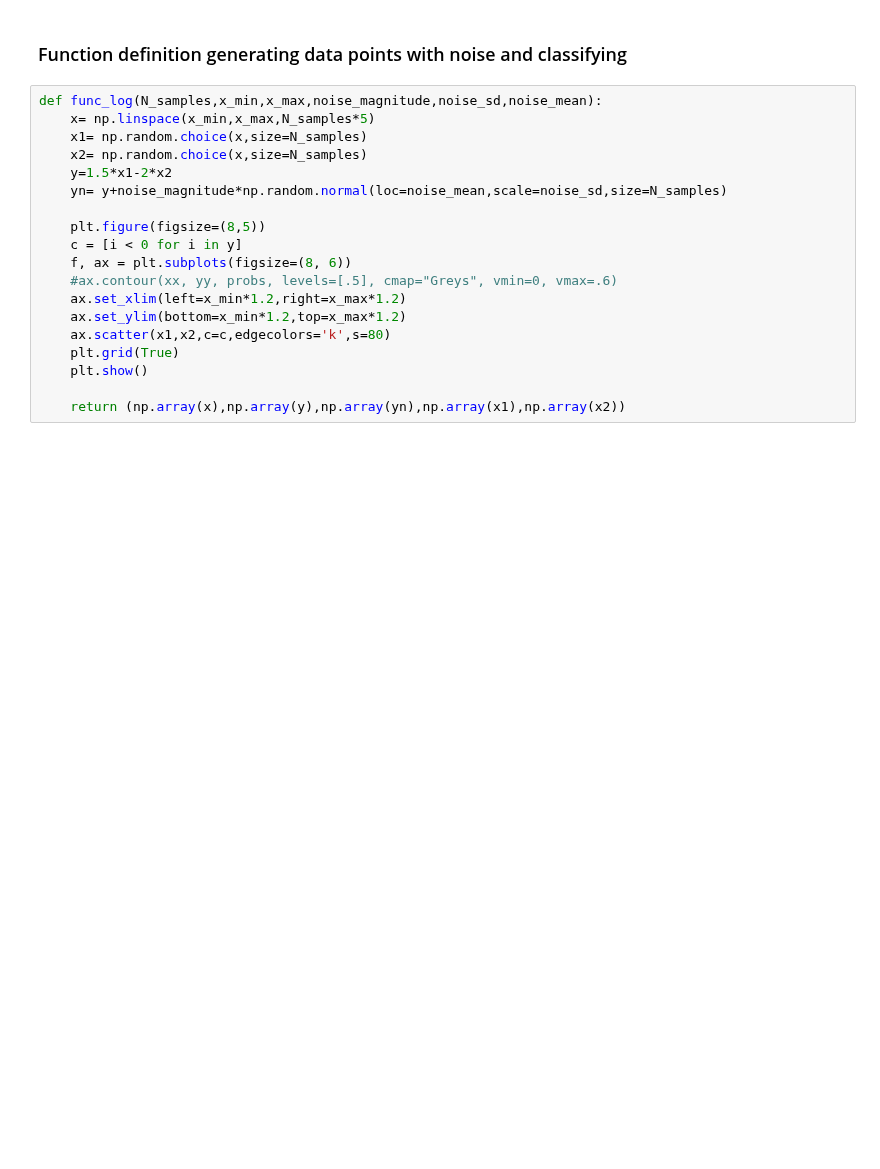
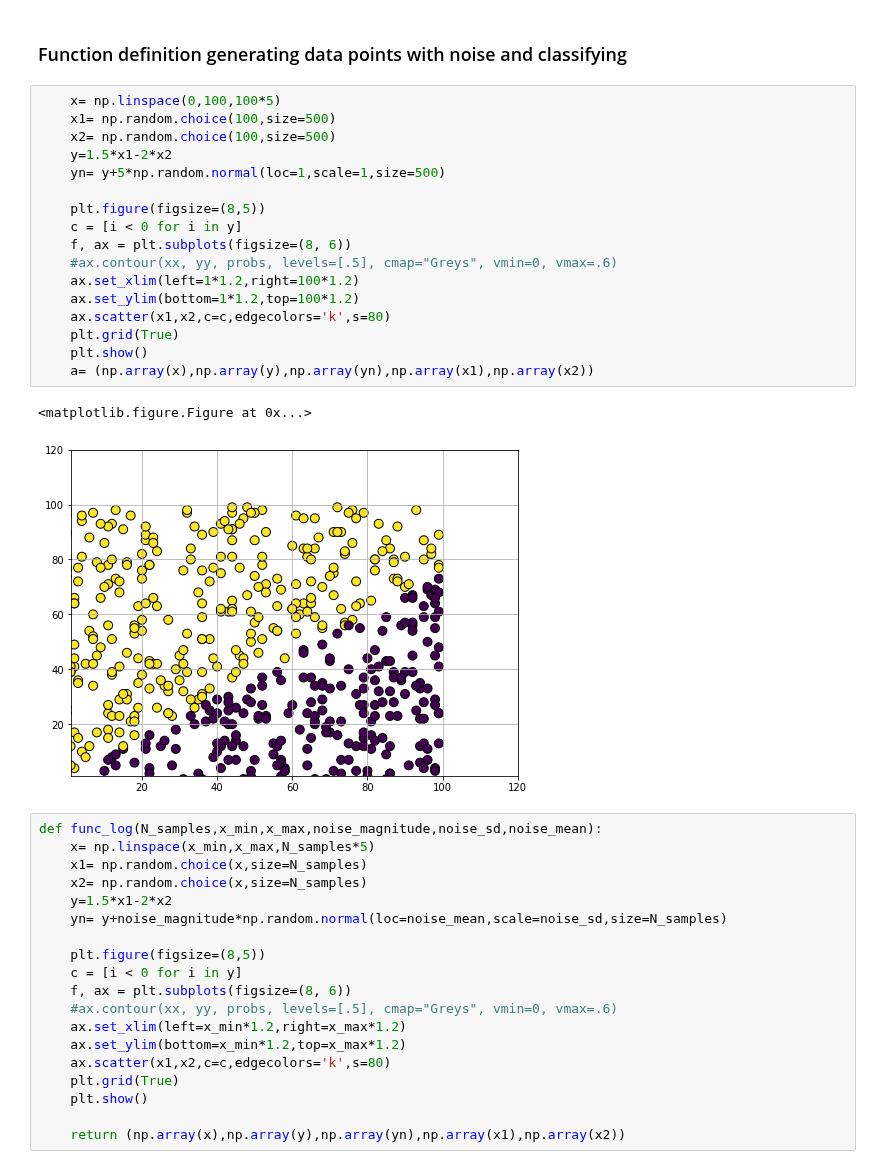
Before and after one commit to ab9bhatia/PythonScripts, a Jupyter notebook: projects/Interactive ML - Logistic Regression.ipynb, the cells around one changed output. Drawn from its saved outputs; the diff is of its cells as text; blank space fills up the shorter version.

```diff
--- a/projects/Interactive ML - Logistic Regression.ipynb
+++ b/projects/Interactive ML - Logistic Regression.ipynb
@@ -17,6 +17,26 @@ from sklearn.linear_model import logistic
 from sklearn.model_selection import train_test_split
 # %% [markdown]
 ### Function definition generating data points with noise and classifying
+# %%
+    x= np.linspace(0,100,100*5)
+    x1= np.random.choice(100,size=500)
+    x2= np.random.choice(100,size=500)
+    y=1.5*x1-2*x2
+    yn= y+5*np.random.normal(loc=1,scale=1,size=500)
+
+    plt.figure(figsize=(8,5))
+    c = [i < 0 for i in y]
+    f, ax = plt.subplots(figsize=(8, 6))
+    #ax.contour(xx, yy, probs, levels=[.5], cmap="Greys", vmin=0, vmax=.6)
+    ax.set_xlim(left=1*1.2,right=100*1.2)
+    ax.set_ylim(bottom=1*1.2,top=100*1.2)
+    ax.scatter(x1,x2,c=c,edgecolors='k',s=80)
+    plt.grid(True)
+    plt.show()
+    a= (np.array(x),np.array(y),np.array(yn),np.array(x1),np.array(x2))
+# %% [output]
+<matplotlib.figure.Figure at 0x...>
+[figure, added]
 # %%
 def func_log(N_samples,x_min,x_max,noise_magnitude,noise_sd,noise_mean):
     x= np.linspace(x_min,x_max,N_samples*5)
```
Also changed, not shown: 2 other files.
